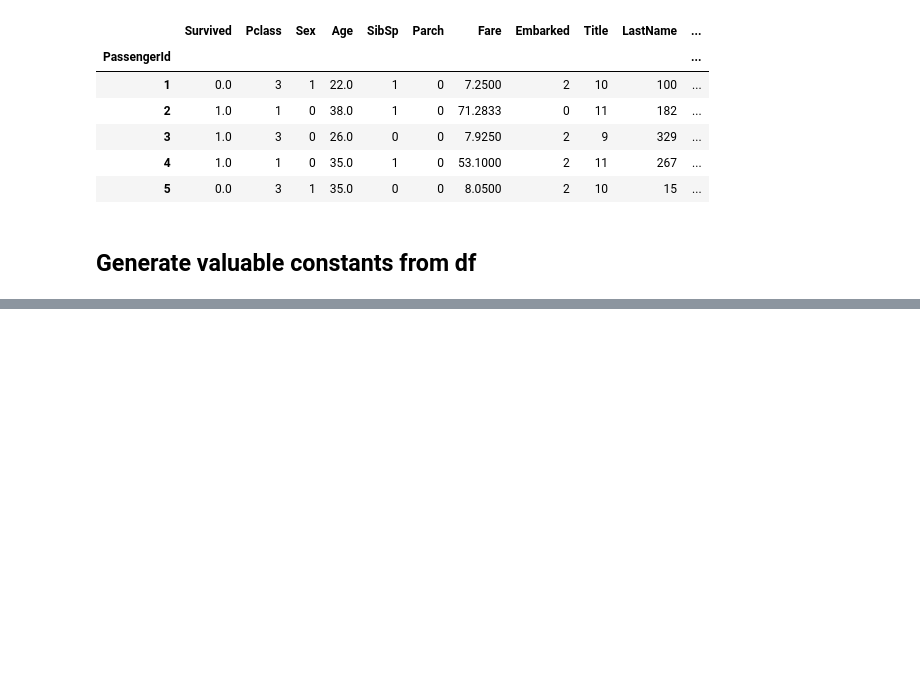
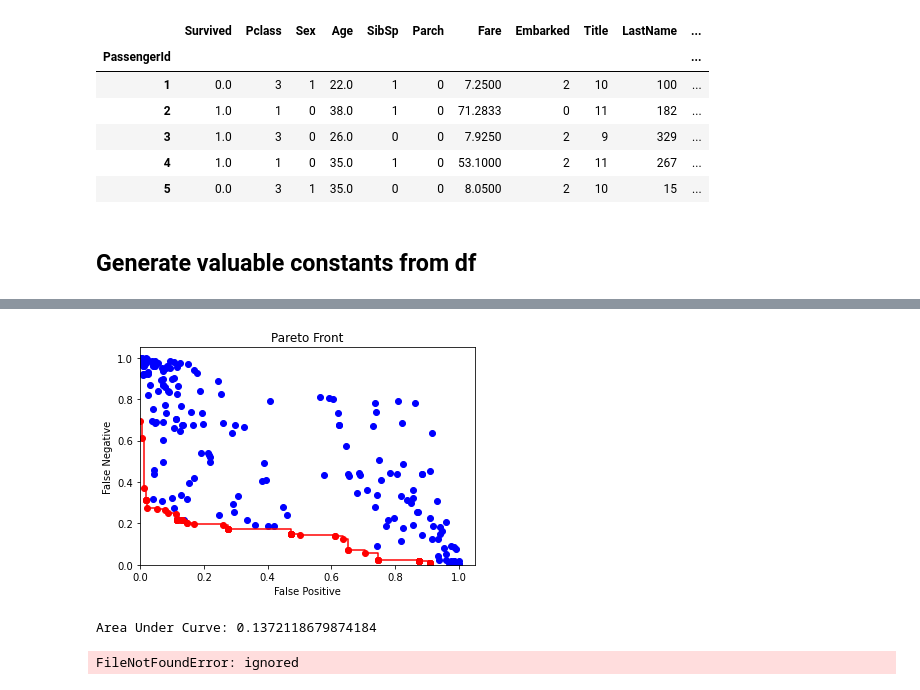
Before and after one commit to tpeat/titanic-ml, a Jupyter notebook: titanic_MOGP.ipynb, the cells around one changed output, grey strips where cells are left out. Saved outputs shown, nothing was run; the diff lists cells and outputs as text; code cells hidden in the pictures; blank space fills up the shorter version.

```diff
--- a/titanic_MOGP.ipynb
+++ b/titanic_MOGP.ipynb
@@ -157,0 +322,29 @@ toolbox.decorate("mutate", gp.staticLimit(key=operator.attrgetter("height"), max
+# %%
+"""Split fitness values into separate lists"""
+fitness_1 = [ind.fitness.values[0] for ind in hof]
+fitness_2 = [ind.fitness.values[1] for ind in hof]
+pop_1 = [ind.fitness.values[0] for ind in population]
+pop_2 = [ind.fitness.values[1] for ind in population]
+
+'''Print dominated population for debugging'''
+# for ind in pop:
+#     print(ind.fitness)
+
+plt.scatter(pop_1, pop_2, color='b')
+plt.scatter(fitness_1, fitness_2, color='r')
+plt.plot(fitness_1, fitness_2, color='r', drawstyle='steps-post')
+plt.xlabel("False Positive")
+plt.ylabel("False Negative")
+plt.title("Pareto Front")
+plt.ylim(bottom=0.0)
+plt.xlim(left=0.0)
+plt.show()
+
+f1 = np.array(fitness_1)
+f2 = np.array(fitness_2)
+
+"""Calculate area under curve with least squares method"""
+print("Area Under Curve: %s" % (np.sum(np.abs(np.diff(f1))*f2[:-1])))
+# %% [output]
+[figure, added]
+Area Under Curve: 0.1372118679874184
@@ -157,0 +353,5 @@ toolbox.decorate("mutate", gp.staticLimit(key=operator.attrgetter("height"), max
+# %%
+test_df = pd.read_csv("clean_test_data.csv", index_col = "PassengerId")
+test_df.head()
+# %% [output]
+FileNotFoundError: ignored
```
Also changed, not shown: parts of 17 cells of this notebook.
